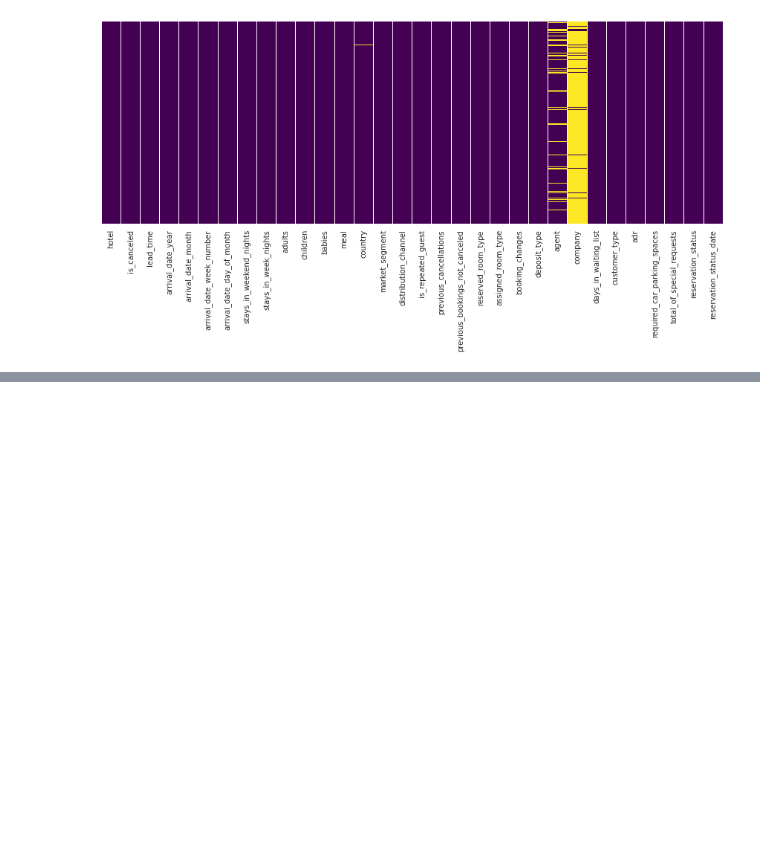
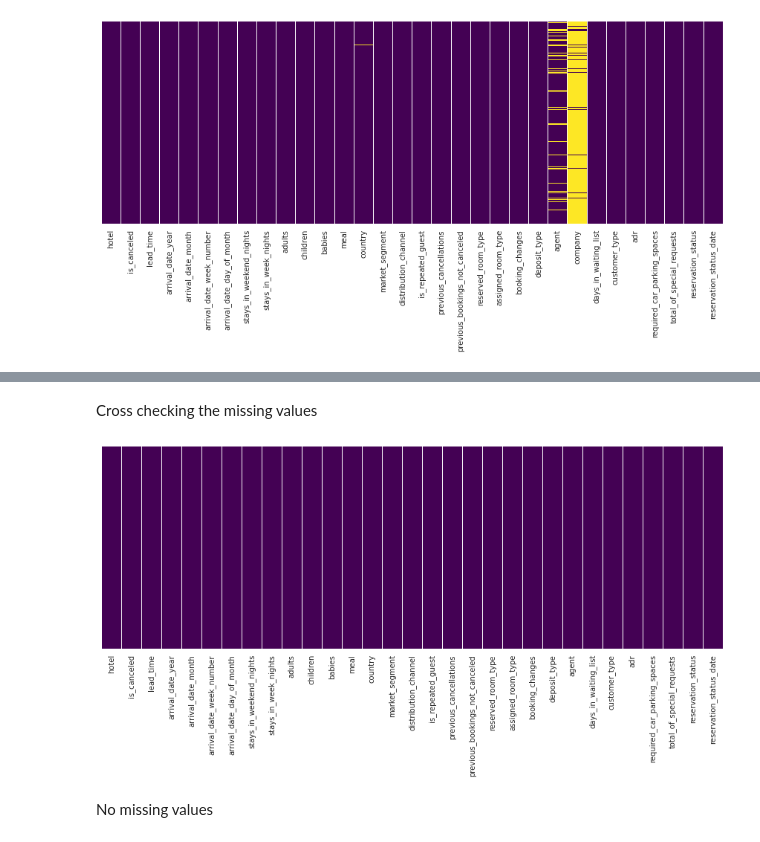
Before and after one commit to Vidhuran-Rajendran/-Capstone-Project_1---Hotel-Booking-Analysis, a Jupyter notebook: Capstone_Project_1_Hotel_Booking_Analysis.ipynb, the cells around one changed output, grey strips where cells are left out. Cells and saved outputs as stored; diff of their text form; code cells hidden in the pictures; blank space fills up the shorter version.

```diff
--- a/Capstone_Project_1_Hotel_Booking_Analysis.ipynb
+++ b/Capstone_Project_1_Hotel_Booking_Analysis.ipynb
@@ -261,0 +268,14 @@ sns.heatmap(hotel_df_cln.corr(),annot=True,cmap='viridis')
+# %%
+# replaceing the missing values with median
+hotel_df['children'].fillna(hotel_df['children'].median(),inplace=True)
+# %% [markdown]
+Cross checking the missing values
+# %%
+sns.set_style('whitegrid')
+fig,axes=plt.subplots(1,1,figsize=(15,5))
+sns.heatmap(hotel_df.isna(),yticklabels=False,cbar=False,cmap='viridis')
+plt.show()
+# %% [output]
+[figure, added]
+# %% [markdown]
+No missing values
```
Also changed, not shown: parts of 19 cells of this notebook.
